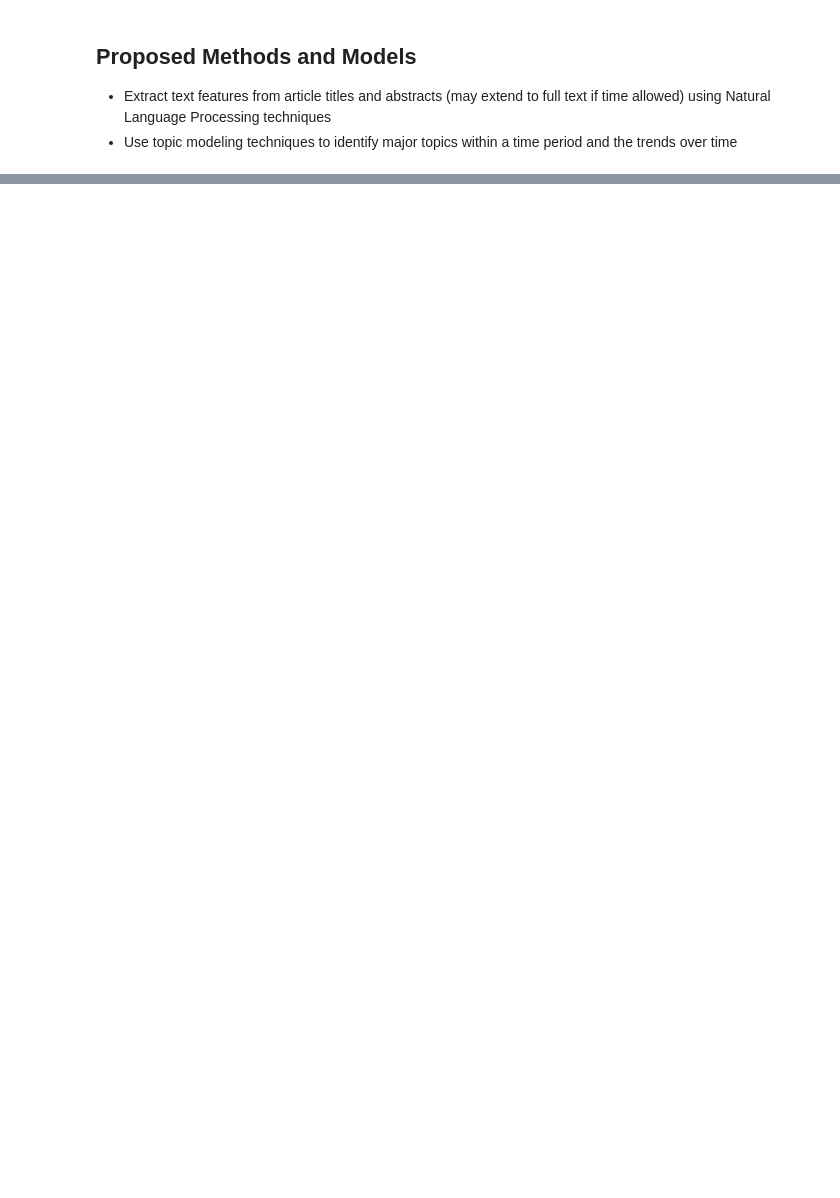
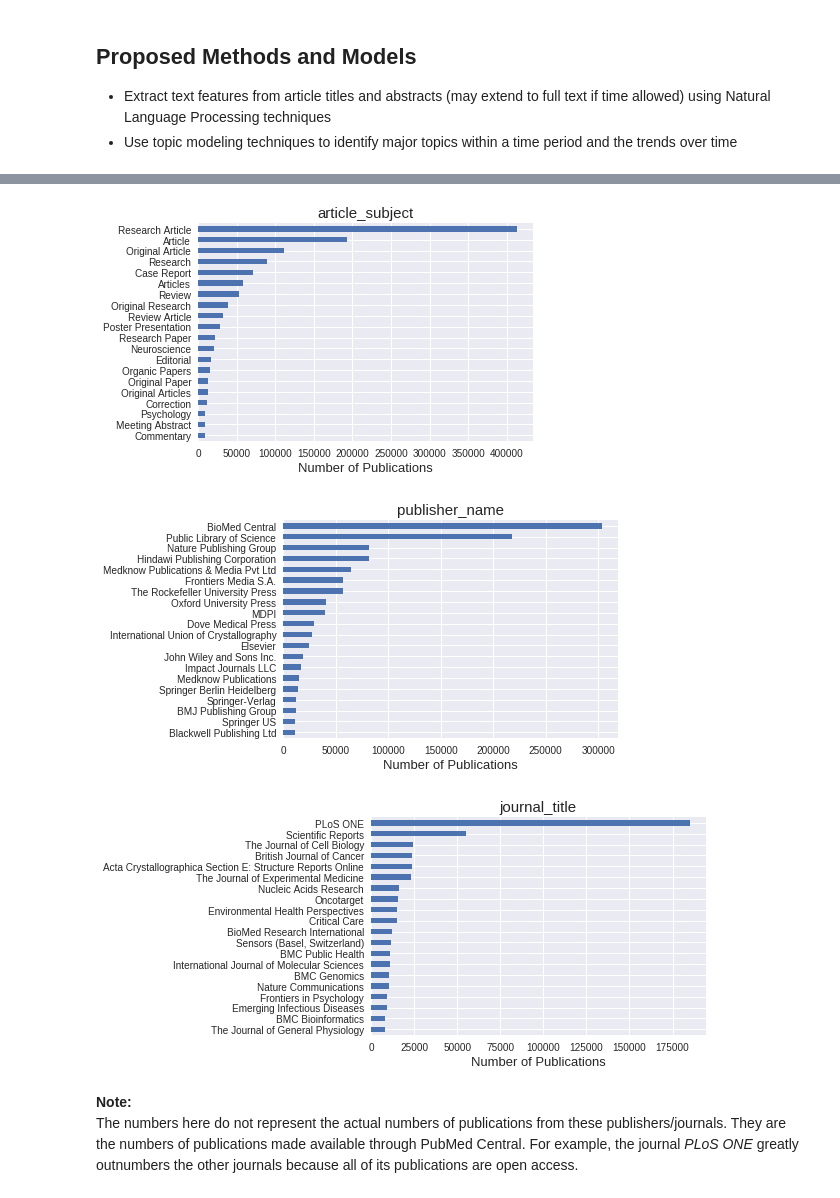
Before and after one commit to Ailuropoda1864/PMC-text-mining, a Jupyter notebook: extract from nxml.ipynb, the cells around one changed output, grey strips where cells are left out. Cells and saved outputs as stored; diff of their text form; code cells hidden in the pictures; blank space fills up the shorter version.

```diff
--- a/extract from nxml.ipynb
+++ b/extract from nxml.ipynb
@@ -145,0 +217,16 @@ Number of duplicated rows: 0
+# %%
+# check out some top categories
+cols = ['article_subject', 'publisher_name', 'journal_title']
+top20_categories = [df[col].value_counts(ascending=True).tail(20) for col in cols]
+for index, col in enumerate(cols):
+    top20_categories[index].plot(kind='barh')
+    plt.title(col, fontsize=15)
+    plt.xlabel('Number of Publications', fontsize=13)
+    plt.show()
+# %% [output]
+[figure, added]
+[figure, added]
+[figure, added]
+# %% [markdown]
+__Note:__
+The numbers here do not represent the actual numbers of publications from these publishers/journals. They are the numbers of publications made available through PubMed Central. For example, the journal _PLoS ONE_ greatly outnumbers the other journals because all of its publications are open access.
```
Also changed, not shown: parts of 43 cells of this notebook.
